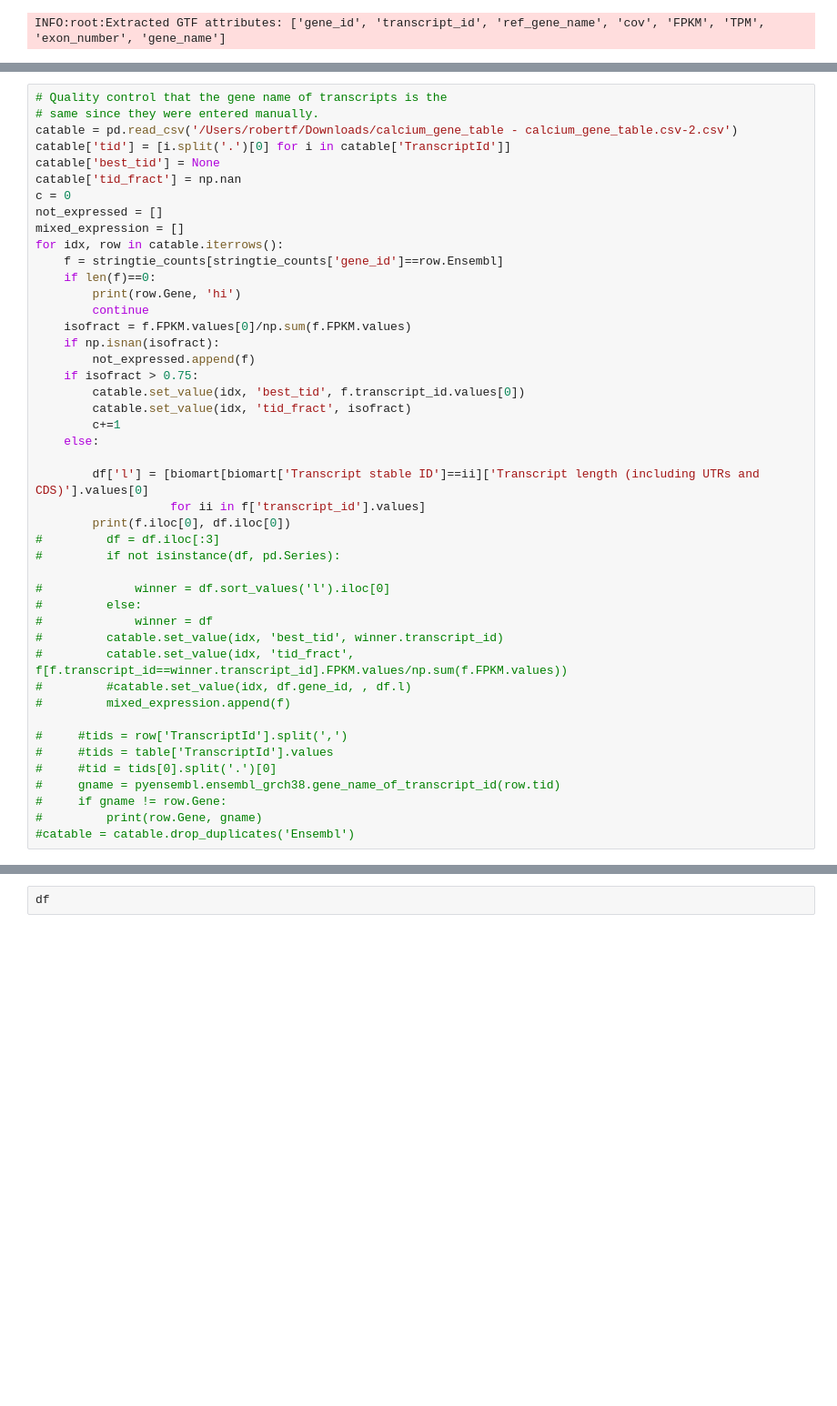
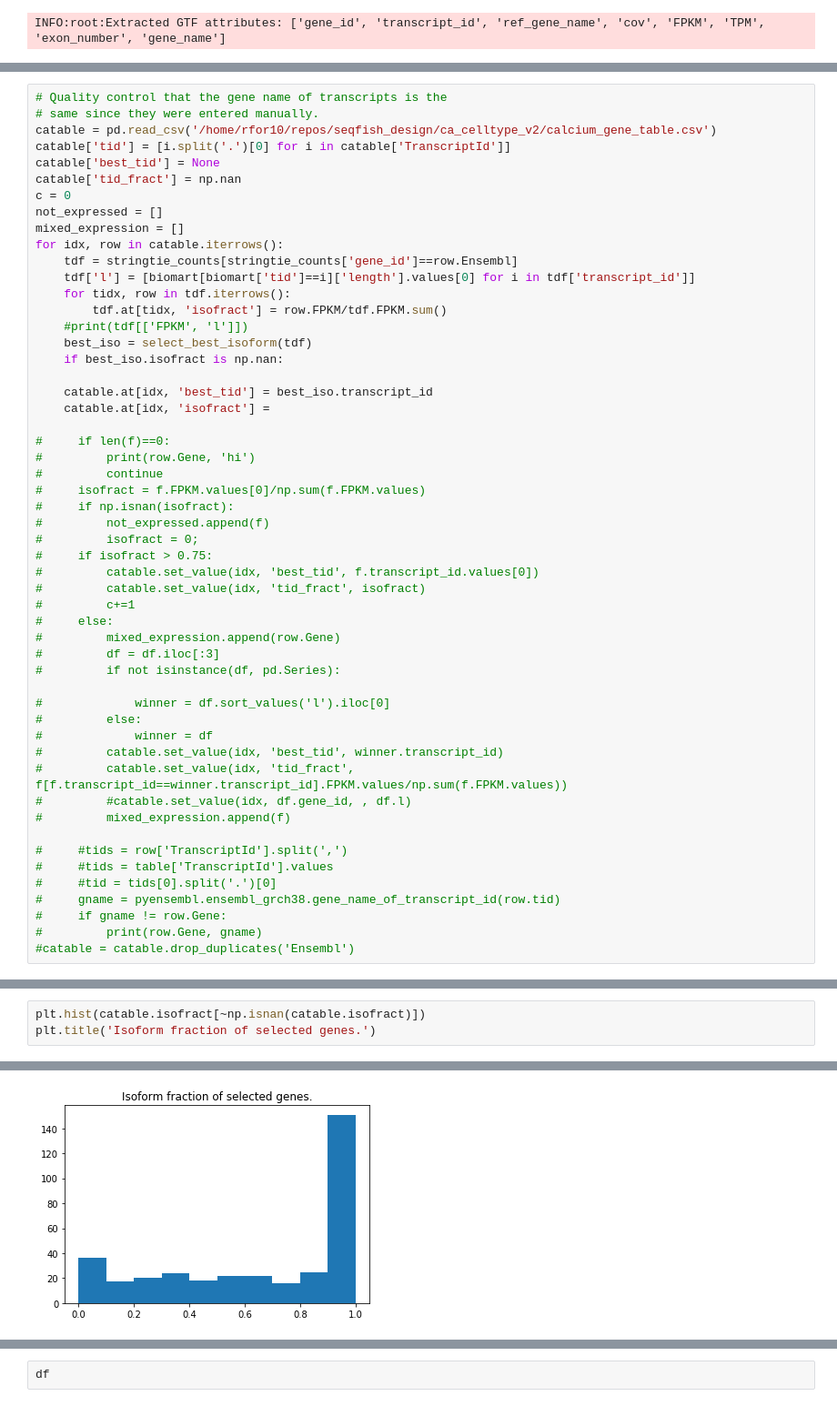
Before and after one commit to wollmanlab/seqfish_design, a Jupyter notebook: ca_celltype_v2/ca_genes_2.0.ipynb, the cells around one changed output, grey strips where cells are left out. Shown at 91% size. Saved outputs shown, nothing was run; the diff lists cells and outputs as text; blank space fills up the shorter version.

Commit message:
added isoform selection function to helpers.py

```diff
--- a/ca_celltype_v2/ca_genes_2.0.ipynb
+++ b/ca_celltype_v2/ca_genes_2.0.ipynb
@@ -52,7 +65,7 @@ INFO:root:Extracted GTF attributes: ['gene_id', 'transcript_id', 'ref_gene_name'
 # %%
 # Quality control that the gene name of transcripts is the
 # same since they were entered manually.
-catable = pd.read_csv('/Users/robertf/Downloads/calcium_gene_table - calcium_gene_table.csv-2.csv')
+catable = pd.read_csv('/home/rfor10/repos/seqfish_design/ca_celltype_v2/calcium_gene_table.csv')
 catable['tid'] = [i.split('.')[0] for i in catable['TranscriptId']]
 catable['best_tid'] = None
 catable['tid_fract'] = np.nan
@@ -60,22 +73,30 @@ c = 0
 not_expressed = []
 mixed_expression = []
 for idx, row in catable.iterrows():
-    f = stringtie_counts[stringtie_counts['gene_id']==row.Ensembl]
-    if len(f)==0:
-        print(row.Gene, 'hi')
-        continue
-    isofract = f.FPKM.values[0]/np.sum(f.FPKM.values)
-    if np.isnan(isofract):
-        not_expressed.append(f)
-    if isofract > 0.75:
-        catable.set_value(idx, 'best_tid', f.transcript_id.values[0])
-        catable.set_value(idx, 'tid_fract', isofract)
-        c+=1
-    else:
+    tdf = stringtie_counts[stringtie_counts['gene_id']==row.Ensembl]
+    tdf['l'] = [biomart[biomart['tid']==i]['length'].values[0] for i in tdf['transcript_id']]
+    for tidx, row in tdf.iterrows():
+        tdf.at[tidx, 'isofract'] = row.FPKM/tdf.FPKM.sum()
+    #print(tdf[['FPKM', 'l']])
+    best_iso = select_best_isoform(tdf)
+    if best_iso.isofract is np.nan:
 
-        df['l'] = [biomart[biomart['Transcript stable ID']==ii]['Transcript length (including UTRs and CDS)'].values[0]
-                   for ii in f['transcript_id'].values]
-        print(f.iloc[0], df.iloc[0])
+    catable.at[idx, 'best_tid'] = best_iso.transcript_id
+    catable.at[idx, 'isofract'] =
+
+#     if len(f)==0:
+#         print(row.Gene, 'hi')
+#         continue
+#     isofract = f.FPKM.values[0]/np.sum(f.FPKM.values)
+#     if np.isnan(isofract):
+#         not_expressed.append(f)
+#         isofract = 0;
+#     if isofract > 0.75:
+#         catable.set_value(idx, 'best_tid', f.transcript_id.values[0])
+#         catable.set_value(idx, 'tid_fract', isofract)
+#         c+=1
+#     else:
+#         mixed_expression.append(row.Gene)
 #         df = df.iloc[:3]
 #         if not isinstance(df, pd.Series):
 
@@ -135,0 +123,4 @@ Automatic pdb calling has been turned ON
+# %%
+plt.hist(catable.isofract[~np.isnan(catable.isofract)])
+plt.title('Isoform fraction of selected genes.')
+# %% [output]
@@ -135,0 +128 @@ Automatic pdb calling has been turned ON
+[figure, added]
```
Also changed, not shown: parts of 11 cells of this notebook, 1 other file.
